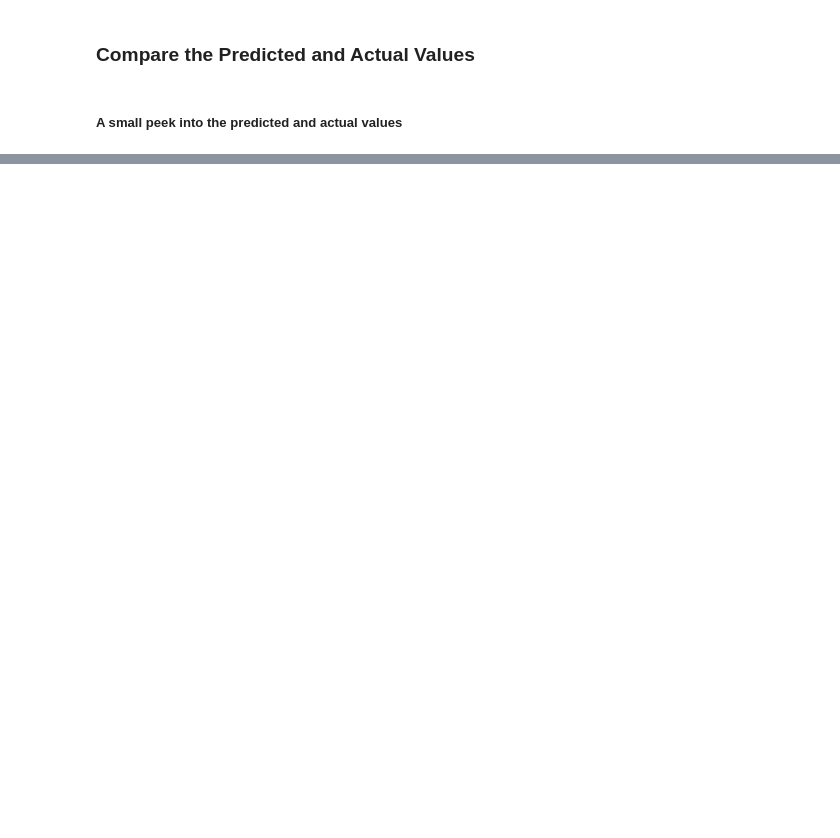
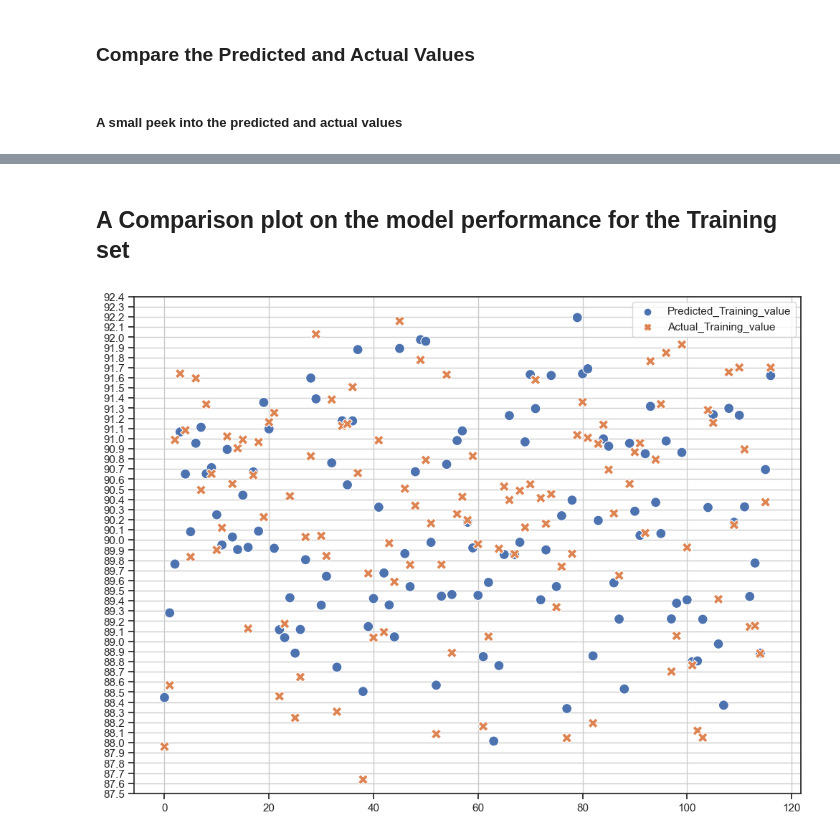
Before and after one commit to andrews-tang/Predicting-the-Recovery-Rate-of-Metal-Ore, a Jupyter notebook: using_classic_algo.ipynb, the cells around one changed output, grey strips where cells are left out. Saved outputs shown, nothing was run; the diff lists cells and outputs as text; code cells hidden in the pictures; blank space fills up the shorter version.

```diff
--- a/using_classic_algo.ipynb
+++ b/using_classic_algo.ipynb
@@ -91,0 +138,14 @@ compare_df.head(10)
+# %% [markdown]
+## A Comparison plot on the model performance for the Training set
+# %%
+plt.figure(figsize=(12,9))
+sns.set(style='ticks')
+
+y_ticks = np.arange(87.5, 92.4, 0.1)
+plt.ylim(87.5, 92.4)
+plt.yticks(y_ticks)
+
+sns.scatterplot(compare_train_df, s=100)
+plt.grid(True)
+# %% [output]
+[figure, added]
```
Also changed, not shown: parts of 15 cells of this notebook.
